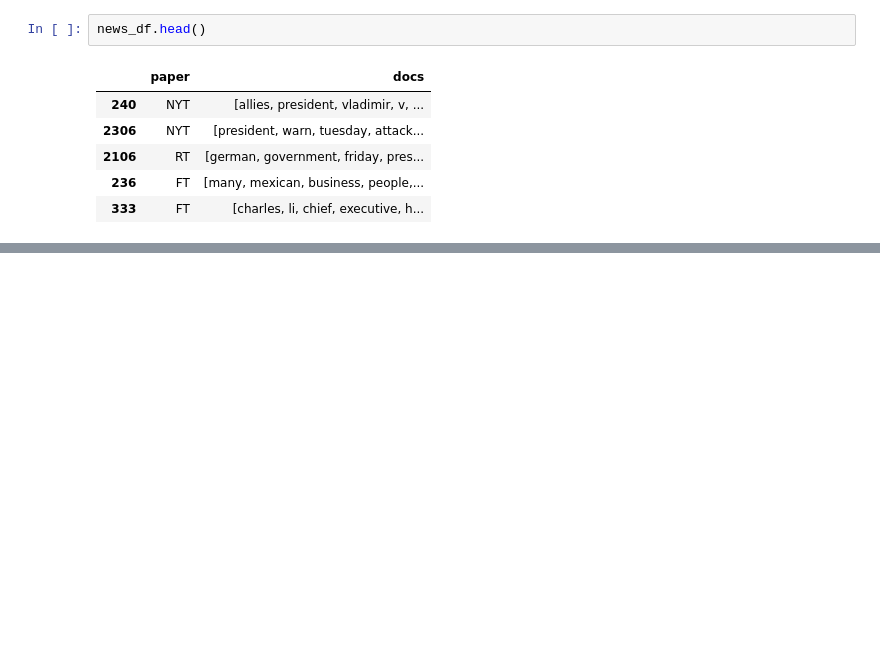
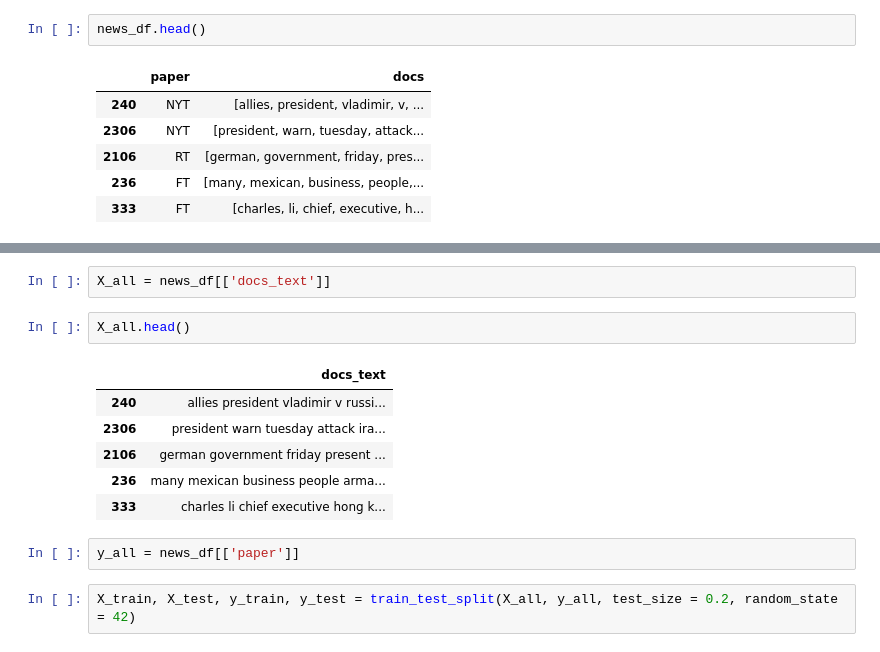
Before and after one commit to markabrennan/nlp_news_classifier, a Jupyter notebook: modeling.ipynb, the cells around one changed output, grey strips where cells are left out. Saved outputs shown, nothing was run; the diff lists cells and outputs as text; blank space fills up the shorter version.

```diff
--- a/modeling.ipynb
+++ b/modeling.ipynb
@@ -123,0 +142,15 @@ news_df.head()
+# %%
+X_all = news_df[['docs_text']]
+# %%
+X_all.head()
+# %% [output]
+|  | docs_text |
+| 240 | allies president vladimir v russi... |
+| 2306 | president warn tuesday attack ira... |
+| 2106 | german government friday present ... |
+| 236 | many mexican business people arma... |
+| 333 | charles li chief executive hong k... |
+# %%
+y_all = news_df[['paper']]
+# %%
+X_train, X_test, y_train, y_test = train_test_split(X_all, y_all, test_size = 0.2, random_state = 42)
```
Also changed, not shown: parts of 46 cells of this notebook, 1 other file.
